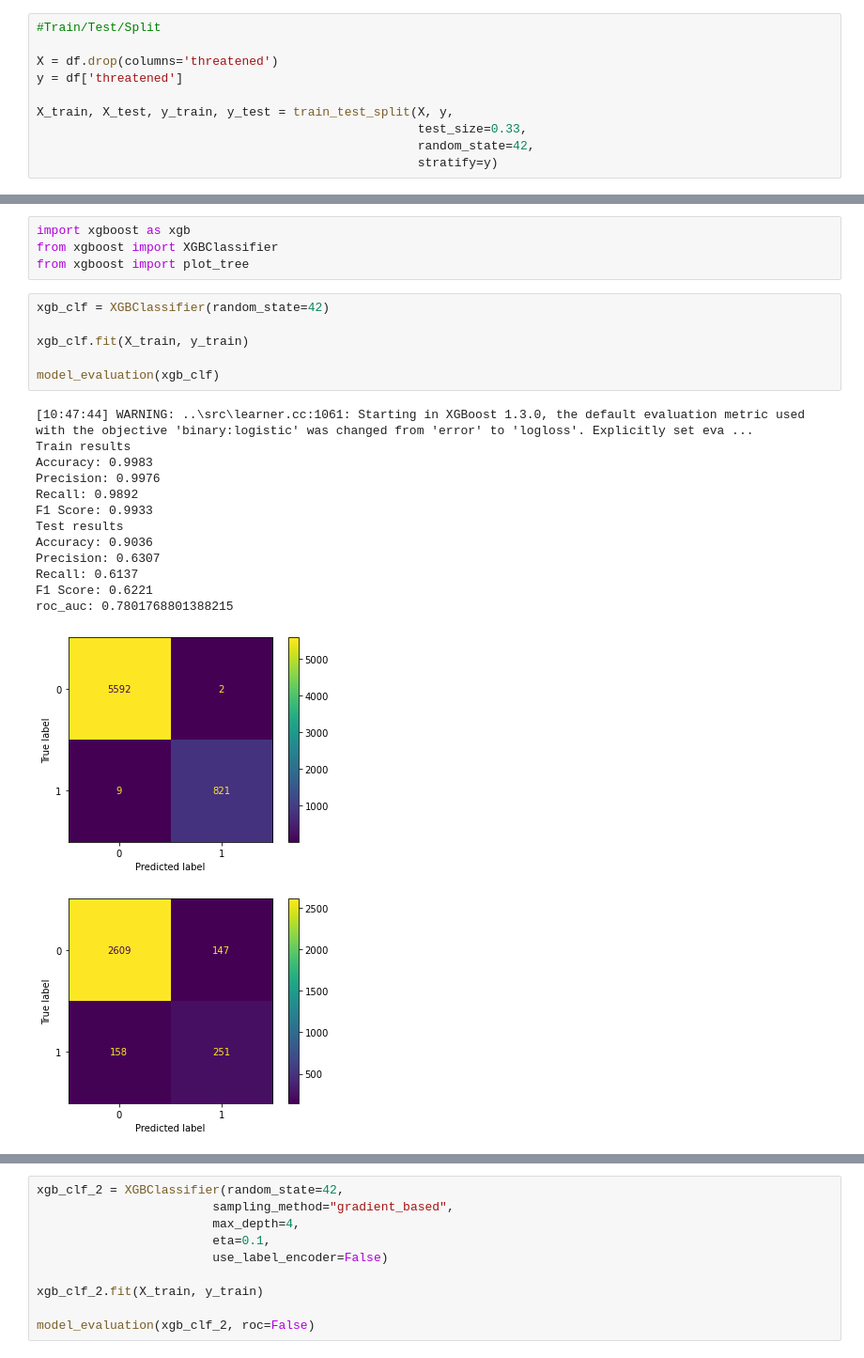
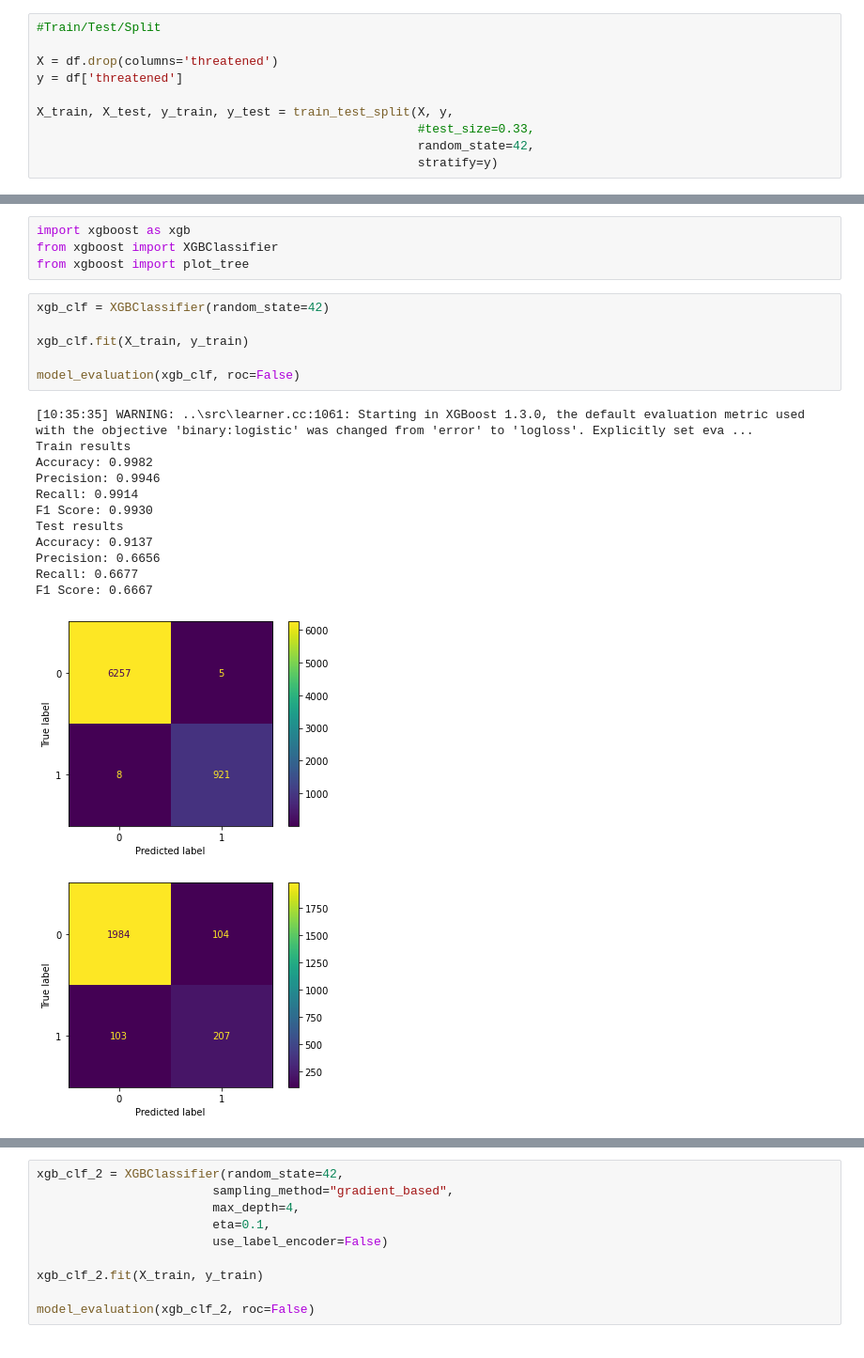
Before and after one commit to CGPinDC/Bird-Classification-Project, a Jupyter notebook: notebooks/crystal/Decision_Tree_Models.ipynb, the cells around one changed output, grey strips where cells are left out. Shown at 94% size. Cells and saved outputs as stored; diff of their text form.

```diff
--- a/notebooks/crystal/Decision_Tree_Models.ipynb
+++ b/notebooks/crystal/Decision_Tree_Models.ipynb
@@ -69,7 +70,7 @@ X = df.drop(columns='threatened')
 y = df['threatened']
 
 X_train, X_test, y_train, y_test = train_test_split(X, y,
-                                                    test_size=0.33,
+                                                    #test_size=0.33,
                                                     random_state=42,
                                                     stratify=y)
 # %% [markdown]
@@ -792,21 +793,20 @@ from xgboost import plot_tree
 # %%
 xgb_clf = XGBClassifier(random_state=42)
 
 xgb_clf.fit(X_train, y_train)
 
-model_evaluation(xgb_clf)
+model_evaluation(xgb_clf, roc=False)
 # %% [output]
-[10:47:44] WARNING: ..\src\learner.cc:1061: Starting in XGBoost 1.3.0, the default evaluation metric used with the objective 'binary:logistic' was changed from 'error' to 'logloss'. Explicitly set eva ...
+[10:35:35] WARNING: ..\src\learner.cc:1061: Starting in XGBoost 1.3.0, the default evaluation metric used with the objective 'binary:logistic' was changed from 'error' to 'logloss'. Explicitly set eva ...
 Train results
-Accuracy: 0.9983
-Precision: 0.9976
-Recall: 0.9892
-F1 Score: 0.9933
+Accuracy: 0.9982
+Precision: 0.9946
+Recall: 0.9914
+F1 Score: 0.9930
 Test results
-Accuracy: 0.9036
-Precision: 0.6307
-Recall: 0.6137
-F1 Score: 0.6221
-roc_auc: 0.7801768801388215
+Accuracy: 0.9137
+Precision: 0.6656
+Recall: 0.6677
+F1 Score: 0.6667
-[figure, old version]
+[figure, new version]
-[figure, old version]
+[figure, new version]
```
Also changed, not shown: parts of 39 cells of this notebook.
